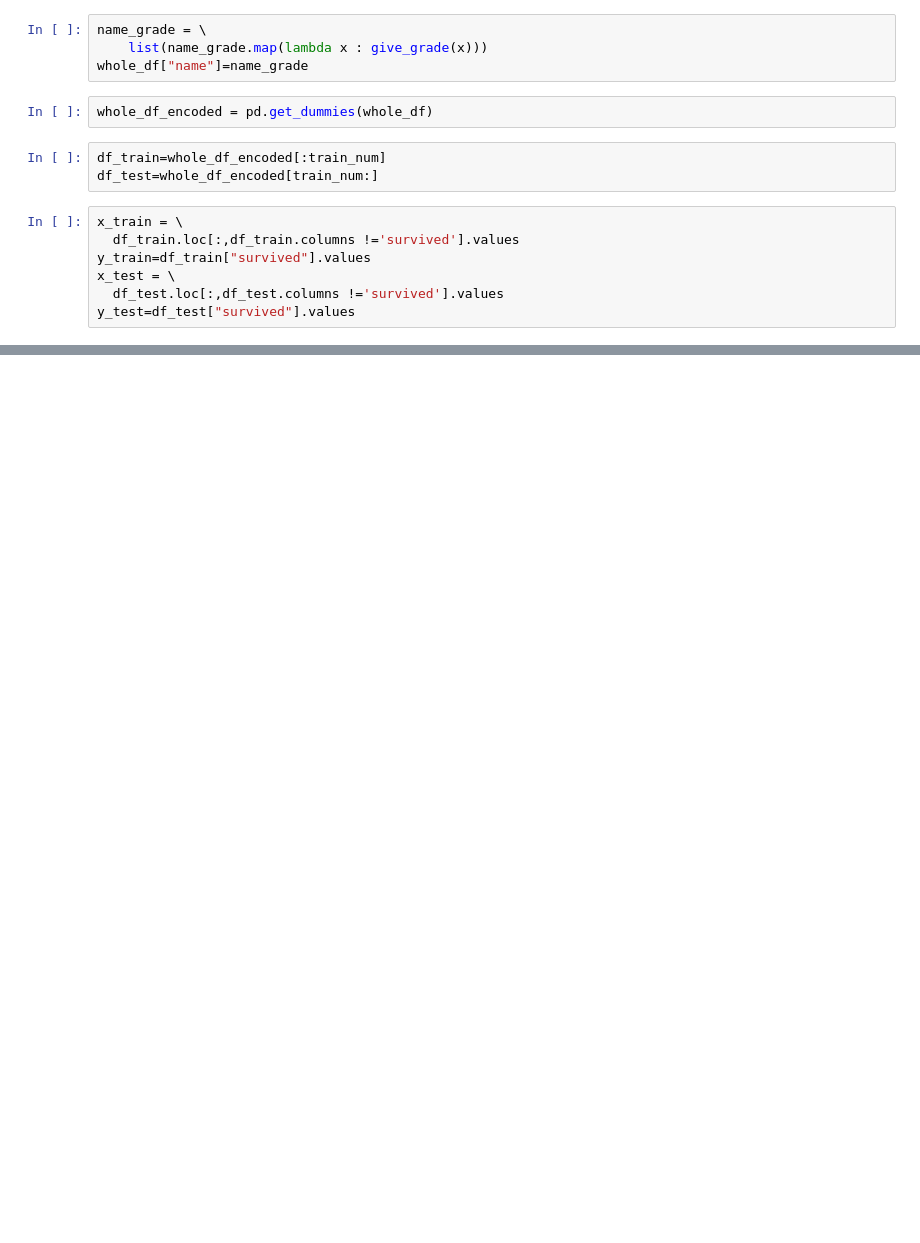
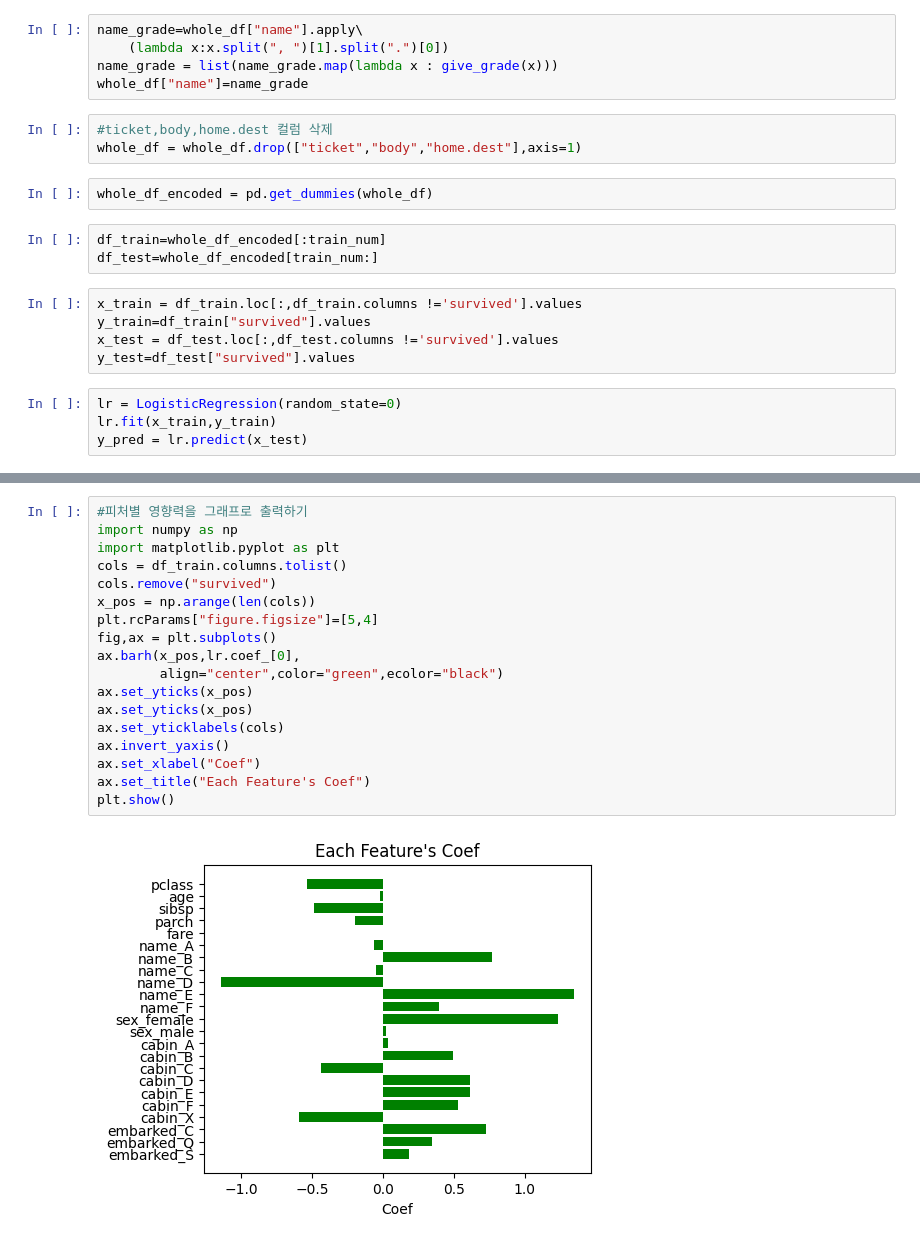
Before and after one commit to kmsclass/ems, a Jupyter notebook: 20240719-2.ipynb, the cells around one changed output, grey strips where cells are left out. Saved outputs shown, nothing was run; the diff lists cells and outputs as text; blank space fills up the shorter version.

```diff
--- a/20240719-2.ipynb
+++ b/20240719-2.ipynb
@@ -210,16 +265,22 @@ def give_grade(g) :
 # %%
-name_grade = \
-    list(name_grade.map(lambda x : give_grade(x)))
+name_grade=whole_df["name"].apply\
+    (lambda x:x.split(", ")[1].split(".")[0])
+name_grade = list(name_grade.map(lambda x : give_grade(x)))
 whole_df["name"]=name_grade
+# %%
+#ticket,body,home.dest 컬럼 삭제
+whole_df = whole_df.drop(["ticket","body","home.dest"],axis=1)
 # %%
 whole_df_encoded = pd.get_dummies(whole_df)
 # %%
 df_train=whole_df_encoded[:train_num]
 df_test=whole_df_encoded[train_num:]
 # %%
-x_train = \
-  df_train.loc[:,df_train.columns !='survived'].values
+x_train = df_train.loc[:,df_train.columns !='survived'].values
 y_train=df_train["survived"].values
-x_test = \
-  df_test.loc[:,df_test.columns !='survived'].values
+x_test = df_test.loc[:,df_test.columns !='survived'].values
 y_test=df_test["survived"].values
+# %%
+lr = LogisticRegression(random_state=0)
+lr.fit(x_train,y_train)
+y_pred = lr.predict(x_test)
@@ -225,0 +319,20 @@ y_test=df_test["survived"].values
+# %%
+#피처별 영향력을 그래프로 출력하기
+import numpy as np
+import matplotlib.pyplot as plt
+cols = df_train.columns.tolist()
+cols.remove("survived")
+x_pos = np.arange(len(cols))
+plt.rcParams["figure.figsize"]=[5,4]
+fig,ax = plt.subplots()
+ax.barh(x_pos,lr.coef_[0],
+        align="center",color="green",ecolor="black")
+ax.set_yticks(x_pos)
+ax.set_yticks(x_pos)
+ax.set_yticklabels(cols)
+ax.invert_yaxis()
+ax.set_xlabel("Coef")
+ax.set_title("Each Feature's Coef")
+plt.show()
+# %% [output]
+[figure, added]
```
Also changed, not shown: parts of 10 cells of this notebook.
